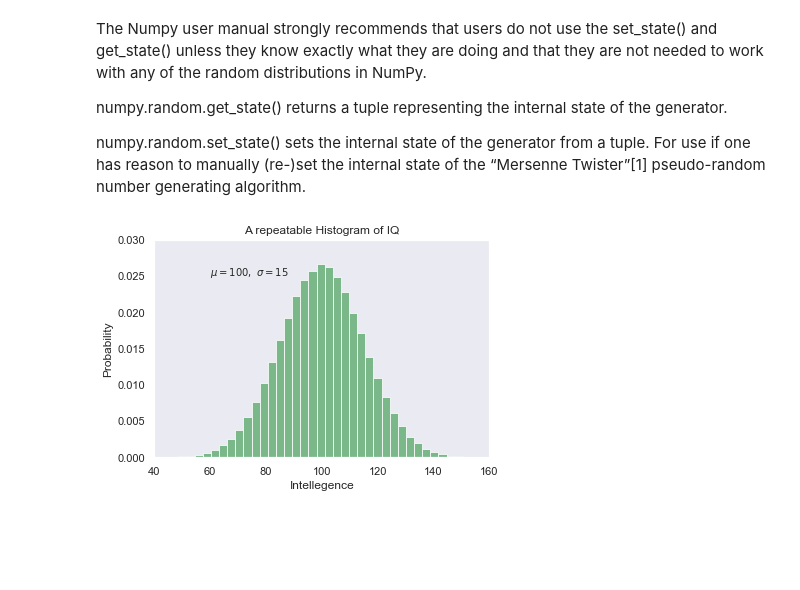
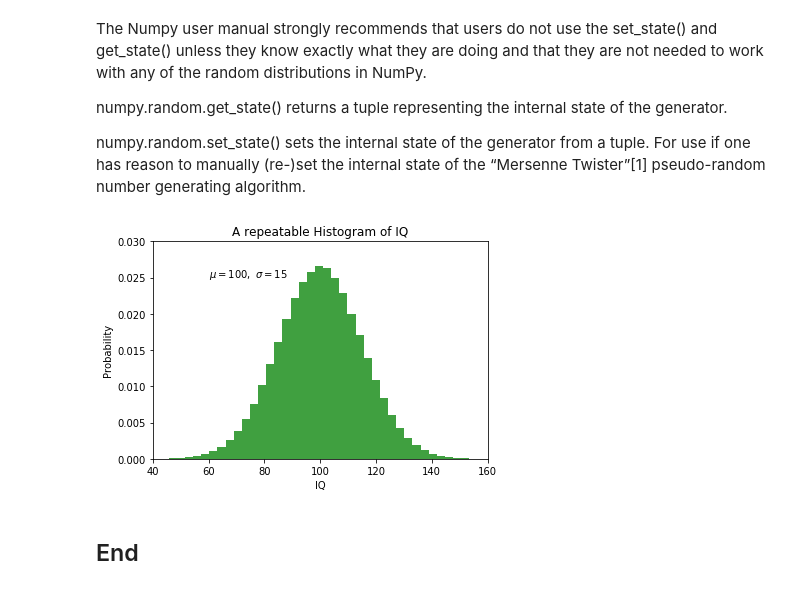
Before and after one commit to SimonMcLain/GMIT-Programming-for-Data-Analysis---Practicals, a Jupyter notebook: numpy-random.ipynb, the cells around one changed output. Saved outputs shown, nothing was run; the diff lists cells and outputs as text; code cells hidden in the pictures; blank space fills up the shorter version.

```diff
--- a/numpy-random.ipynb
+++ b/numpy-random.ipynb
@@ -248,22 +289,22 @@ numpy.random.set_state() sets the internal state of the generator from a tuple.
 # %%
 # Fixing random state for reproducibility
 np.random.seed(2)
 
 mu, sigma = 100, 15
 x = mu + sigma * np.random.randn(1000000)
 
 # the histogram of the data
-n, bins, patches = plt.hist(x, 50, normed=1, facecolor='g', alpha=0.75)
-
-
-plt.xlabel('Intellegence')
+n, bins, patches = plt.hist(x, 50, normed='1', facecolor='g', alpha=0.75)
+plt.xlabel('IQ')
 plt.ylabel('Probability')
 plt.title('A repeatable Histogram of IQ')
 plt.text(60, .025, r'$\mu=100,\ \sigma=15$')
 plt.axis([40, 160, 0, 0.03])
 plt.grid(False)
 plt.show()
 
 # Code courtesy of https://matplotlib.org/users/pyplot_tutorial.html
 # %% [output]
-[figure, old version]
+[figure, new version]
+# %% [markdown]
+## End
```
Also changed, not shown: parts of 32 cells of this notebook, 1 other file.
